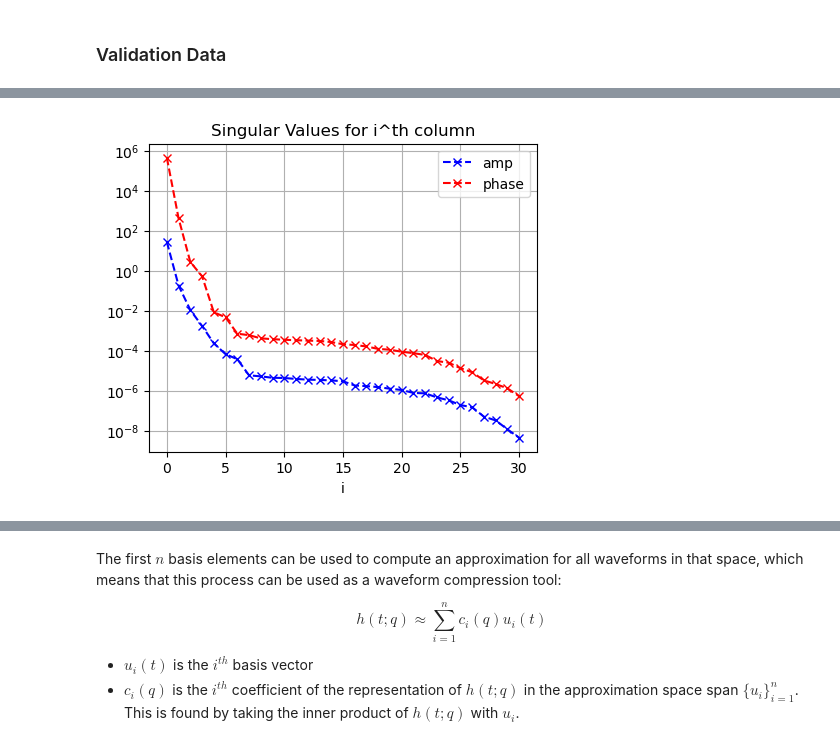
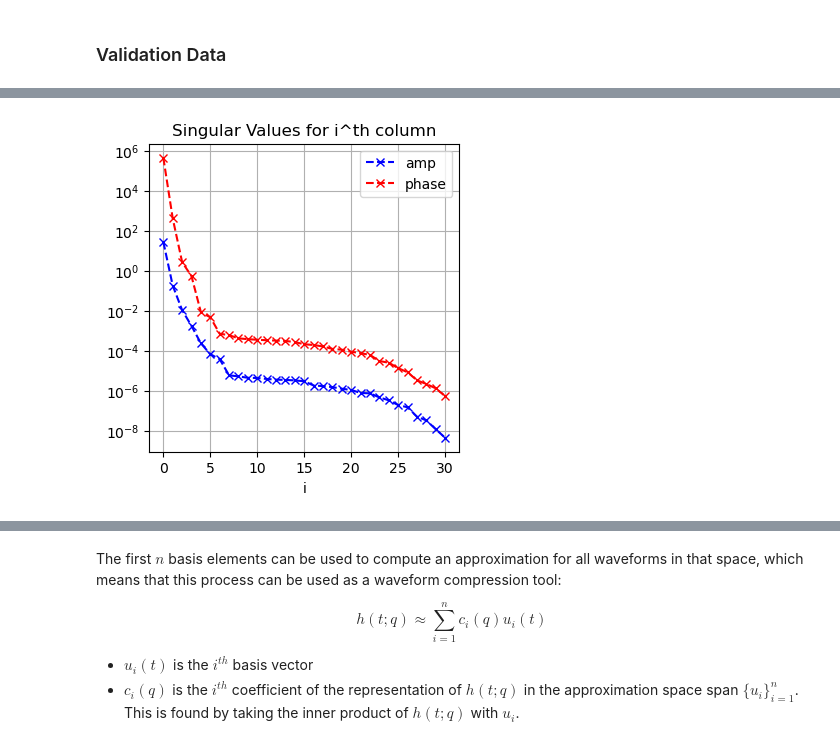
Before and after one commit to a-ravichandran/GW_surrogate_modellin_tutorial, a Jupyter notebook: surrogate4gw.ipynb, the cells around one changed output, grey strips where cells are left out. Drawn from its saved outputs; the diff is of its cells as text; code cells hidden in the pictures.

```diff
--- a/surrogate4gw.ipynb
+++ b/surrogate4gw.ipynb
@@ -206,14 +271,14 @@ u, s, vh = {}, {}, {}
 for key in training_data.keys():
     u[key], s[key], vh[key] = np.linalg.svd(training_data[key].transpose(), full_matrices=False)
 # %%
-fig = plt.figure(figsize=[5,4])
+fig = plt.figure(figsize=[4,4])
 plt.title("Singular Values for i^th column")
 plt.semilogy(s["A"], marker="x", ls="--", label="amp", color="blue")
 plt.semilogy(s["ph"], marker="x", ls="--", label="phase", color="red")
 plt.xlabel("i")
 plt.legend()
 plt.grid()
 plt.show()
 # %% [output]
-[figure, old version]
+[figure, new version]
 # %%
```
Also changed, not shown: parts of 31 cells of this notebook, 1 other file.
